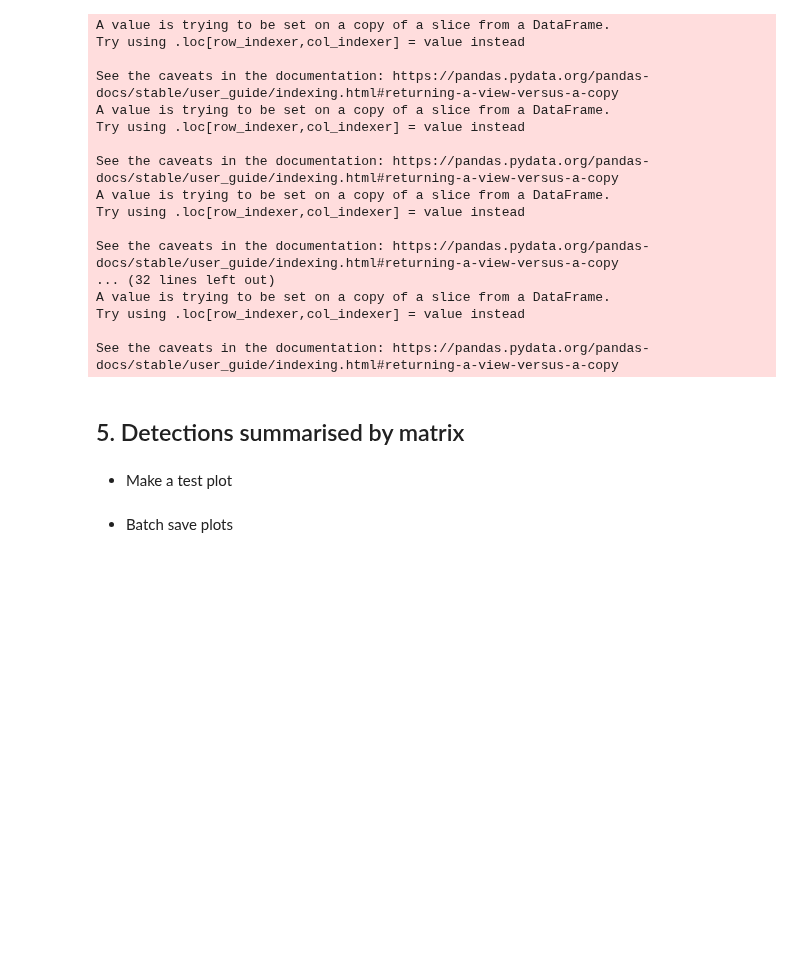
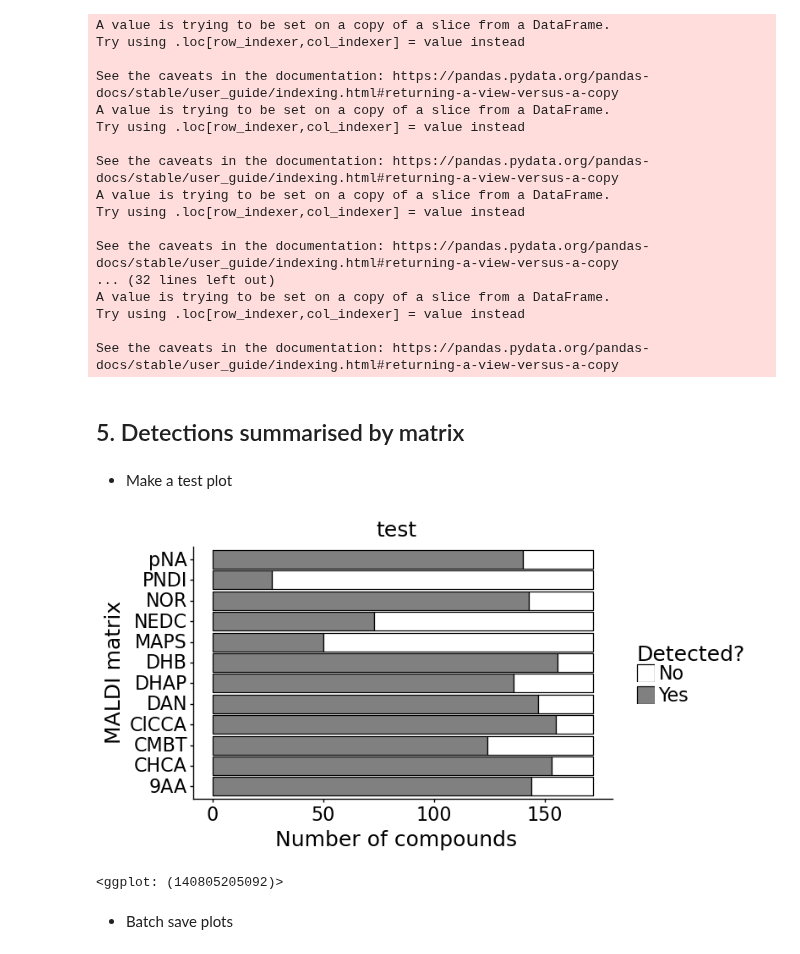
Before and after one commit to saharuka/metabolite_detectability, a Jupyter notebook: spotting/analysis/20_matrices/6_plots/q2c_number_of_detections.ipynb, the cells around one changed output. Cells and saved outputs as stored; diff of their text form; code cells hidden in the pictures; blank space fills up the shorter version.

Commit message:
# Update plot "how many methods detect a metabolite"
Former-commit-id: 0e5dbc9cf7c4f8f689da227865e27ca045ad0a2a

```diff
--- a/spotting/analysis/20_matrices/6_plots/q2c_number_of_detections.ipynb
+++ b/spotting/analysis/20_matrices/6_plots/q2c_number_of_detections.ipynb
@@ -131,11 +120,10 @@ p_compounds = p_data / "compounds_ids.csv"
 p_predictions = p_data / "all_predictions_curated_11-Dec-2021.csv"
 
 # Dataset info (lab, matrix, polarity, m/z range, ids, etc.)
-p_datasets = p_data / "datasets.csv"
+p_datasets = p_data / "Datasets_14Jul2022.csv"
 
 # Classification
 p_chem_class = p_data / "custom_classification_v2.csv"
-p_pathways = p_data / "pathways_v2.csv"
 # %% [markdown]
 - Load and merge predictions with dataset metadata and compound classification
 # %%
@@ -203,25 +230,24 @@ These metabolites are ['Butyric acid' 'Cholesteryl acetate' 'Arachidonic acid' '
 # %%
-for nl_filter_on in [True, False]:
+for neutral_losses in [[""]]: #[None, [''], 'only_nl']:
 
     nl_label = 'with n.l.'
-    if nl_filter_on:
+    if neutral_losses == [""]:
         nl_label = 'no n.l.'
+    elif neutral_losses == 'only_nl':
+        nl_label = 'only n.l.'
 
-    for polarity in ['pos', 'neg', 'both']:
+    for polarity in ['positive', 'negative', None]:
 
-        for catboost in ['pred_twostate', 'pred_threestate']:
+        # Prepare data to plot
+        plot_data = prep_plot_data(data=df,
+                           polarity=polarity,
+                           neutral_losses=neutral_losses)
 
-            # Prepare data to plot
-            plot_data = prep_plot_data(data=df,
-                        polarity=polarity,
-                        prediction_col_name=catboost,
-                        nl_filter_on = nl_filter_on,
-                        neutral_losses_to_keep=[''])
 
-            # Make the plot
-            title = f"Setected by n methods {nl_label} {polarity} {catboost}"
-            g = make_bar_plot(plot_data, title=title)
+        # Make the plot
+        title = f"Detailed plot - selected by n methods {nl_label} {polarity}"
+        g = make_bar_plot(plot_data, title=title)
 
-            # Save the plot
-            g.figure.savefig(p_out / "n_methods_detecting_metabolite" / f"{title}.png")
-            plt.close()
+        # Save the plot
+        g.figure.savefig(p_out / "n_methods_detecting_metabolite" / f"{title}.png")
+        plt.close()
@@ -685,11 +721,14 @@ def prep_plot_data(data, polarity, prediction_col_name, nl_filter_on=False, neut
 # %%
 # Prepare data
 plot_data = prep_plot_data(data=df,
-                      polarity=polarity, # pos, neg, or both
-                      prediction_col_name=catboost,
-                      nl_filter_on = nl_filter_on,
+                      polarity='both', # pos, neg, or both
+                      prediction_col_name='pred_threestate',
+                      nl_filter_on = True,
                       neutral_losses_to_keep=[''])
 
 plot_data['detected'] = ['Yes' if x==True else 'No' for x in plot_data['detected']]
 
 stacked_barplot(plot_data, 'sample_name', 'MALDI matrix', aspect_ratio=0.6, title='test')
+# %% [output]
+[figure, added]
+<ggplot: (140805205092)>
```
Also changed, not shown: parts of 12 cells of this notebook, 27 other files.
